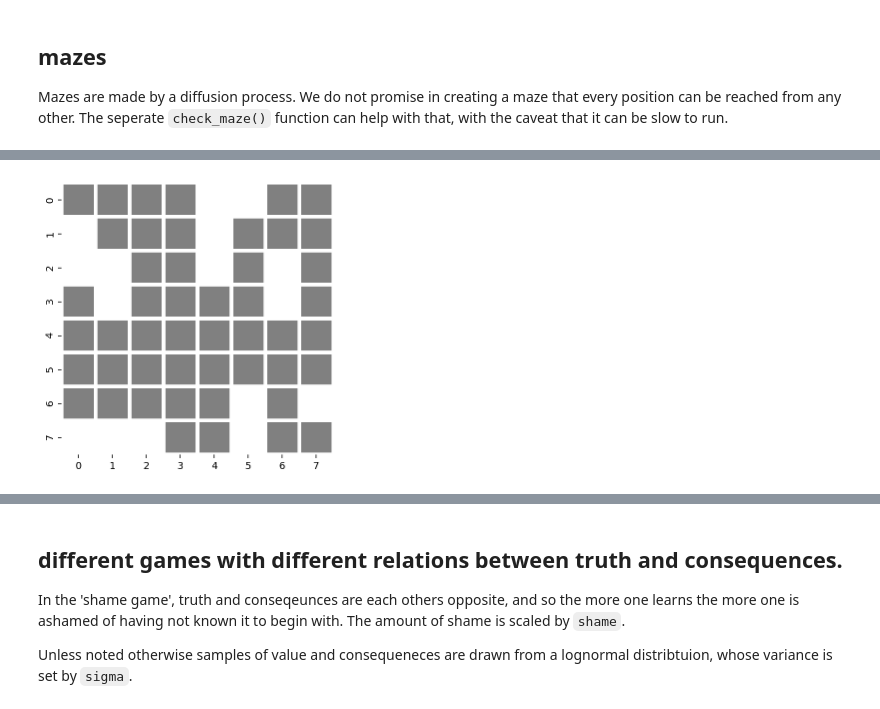
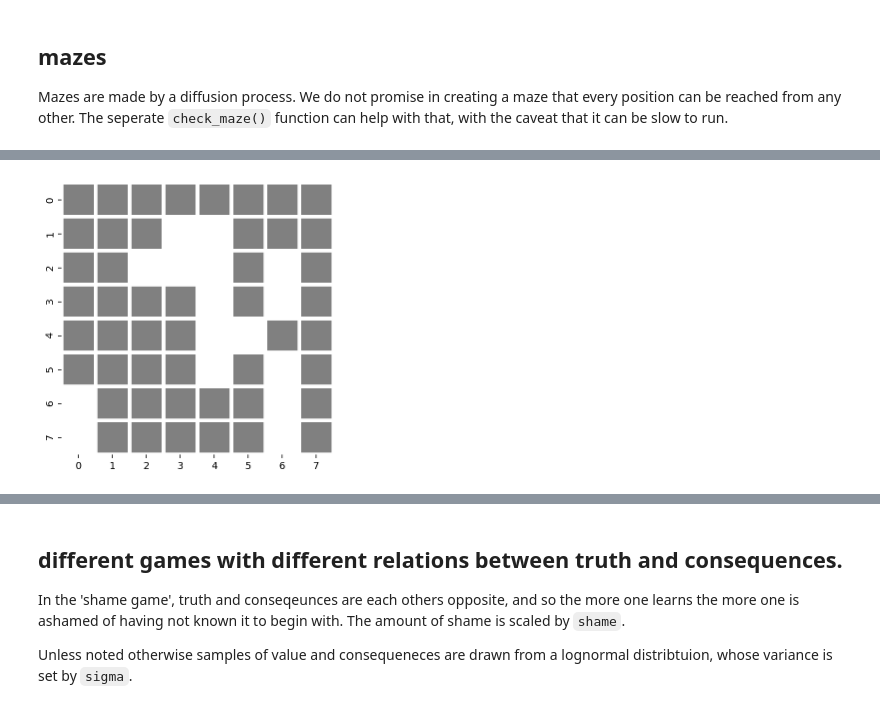
Before and after one commit to parenthetical-e/truthiness, a Jupyter notebook: game.ipynb, the cells around one changed output, grey strips where cells are left out. Drawn from its saved outputs; the diff is of its cells as text; code cells hidden in the pictures.

```diff
--- a/game.ipynb
+++ b/game.ipynb
@@ -98,11 +98,11 @@ def create_maze(n, k=4, t=4, prng=None):
 # %% [output]
 [interactive output not drawn]
 # %%
-prng = np.random.RandomState(4)
-maze, _ = create_maze(8, k=10, t=1, prng=prng)
+prng = np.random.RandomState(56)
+maze, _ = create_maze(8, k=6, t=4, prng=prng)
 plot_maze(maze, plot=True, height=5, width=5)
 # %% [output]
-[figure, old version]
+[figure, new version]
 [interactive output not drawn]
 # %%
 def check_maze(n, maze):
```
Also changed, not shown: parts of 5 cells of this notebook, 7 other files.
